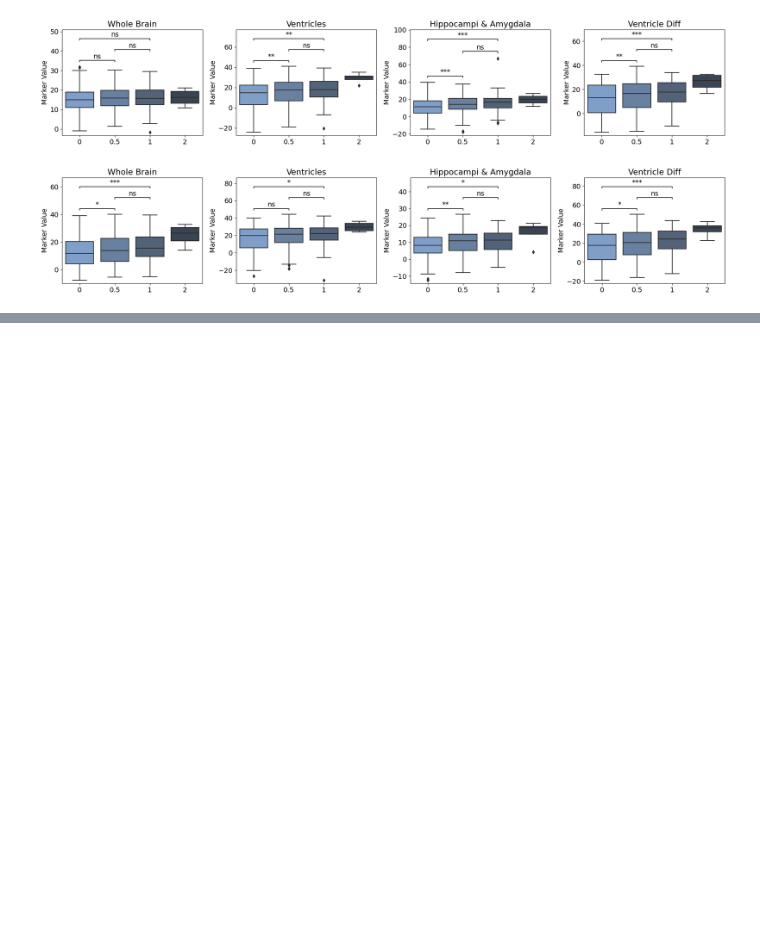
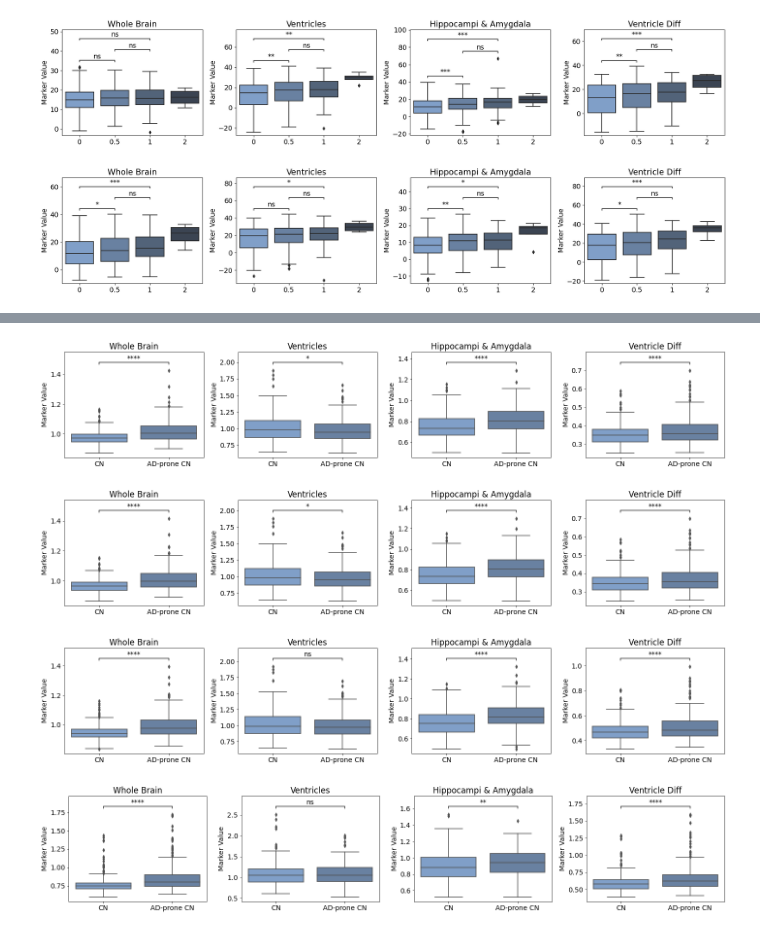
Before and after one commit to Fjr9516/Atlas-GAN, a Jupyter notebook: step5_results_analysis.ipynb, the cells around one changed output, grey strips where cells are left out. Drawn from its saved outputs; the diff is of its cells as text; code cells hidden in the pictures; blank space fills up the shorter version.

```diff
--- a/step5_results_analysis.ipynb
+++ b/step5_results_analysis.ipynb
@@ -509,0 +655,65 @@ for th in ['0','0.5','0.8','0.99']:
+# %%
+# 4.3. compare CN with AD-prone CN using ad biomarker
+def plot_1x4_CN_vs_ADprone_CN(df, th, save_name):
+    import statsmodels
+    from statannotations.Annotator import Annotator
+    df[f'wb_tad_{th}']= df[f'wb_tad_{th}'] * abs(df['subject_ages'] - 60)
+    df[f'ven_tad_{th}']= df[f'ven_tad_{th}'] * abs(df['subject_ages'] - 60)
+    df[f'hipp_tad_{th}']= df[f'hipp_tad_{th}'] * abs(df['subject_ages'] - 60)
+    df[f'vendiff_tad_{th}']= df[f'vendiff_tad_{th}'] * abs(df['subject_ages'] - 60)
+
+    df = df.drop(df[(df.disease_condition == 1) & (df.scan_cdr != 0)].index)
+    df['disease_categroy'] = np.where((df.disease_condition == 0), 'CN', 'AD-prone CN')
+
+    plt.rcParams.update({'font.size': 14})
+    subcat_palette = sns.dark_palette("#8BF", reverse=True, n_colors=6)
+
+    # Decide which pairs of data to annotate
+    plotting_parameters = {
+    'data':    df,
+    'x':       'disease_categroy',
+    'palette': subcat_palette[1:],
+    'order':   ['CN', "AD-prone CN"]
+    }
+
+    pairs = [('CN', 'AD-prone CN')]
+
+    # Plot the data points and the linear line
+    fig, axs = plt.subplots(nrows=1, ncols=4, figsize=(20, 4))
+
+    # Iterate over each subplot
+    plot_titles = ["Whole Brain", "Ventricles", "Hippocampi & Amygdala", "Ventricle Diff"]
+    for i, ax in enumerate(axs):
+        # Get the column name based on the subplot index
+        column_name = f'wb_tad_{th}' if i == 0 else f'ven_tad_{th}' if i == 1 else f'hipp_tad_{th}' if i == 2 else f'vendiff_tad_{th}'
+
+        # Plot with seaborn
+        sns.boxplot(y=column_name, **plotting_parameters, ax=ax)
+
+        # Add annotations
+        annotator = Annotator(ax, pairs, y=column_name, **plotting_parameters)
+        annotator.configure(test='t-test_ind', comparisons_correction="bonferroni", verbose=False).apply_and_annotate()
+
+
+        # Set the title and axis labels for the current subplot
+        ax.set_title(plot_titles[i])
+        ax.set_ylabel('Marker Value')
+        ax.set_xlabel('')
+
+    # Adjust the spacing between subplots
+    plt.tight_layout()
+
+    # Save the plot
+    plt.savefig(f'./outputs/{save_name}.png', bbox_inches='tight')
+
+    # Show the plot
+    plt.show()
+
+datasets = pd.read_csv(csv_path)
+for th in ['0','0.5','0.8','0.99']:
+    plot_1x4_CN_vs_ADprone_CN(datasets, th, f'CN_ADproneCN__marker_at{th}')
+# %% [output]
+[figure, added]
+[figure, added]
+[figure, added]
+[figure, added]
```
Also changed, not shown: parts of 15 cells of this notebook.
